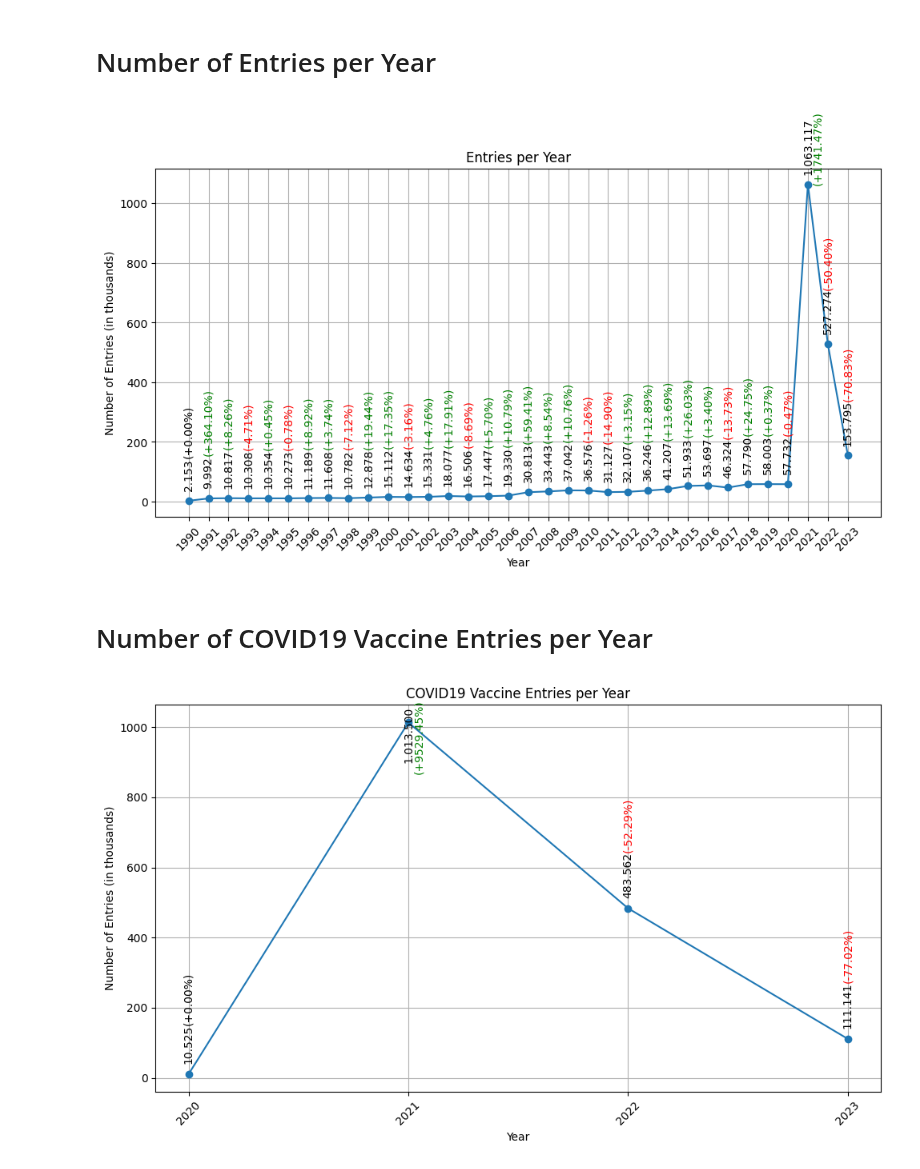
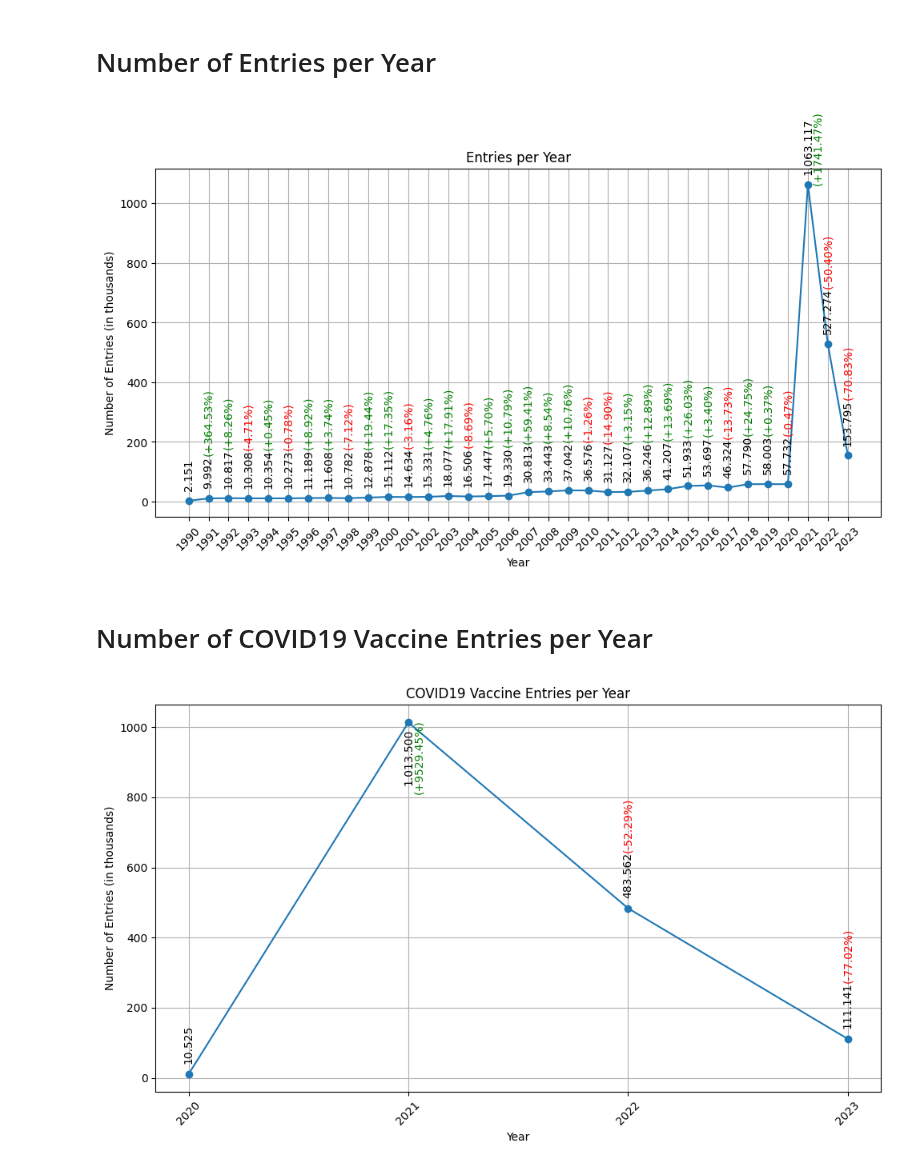
Before and after one commit to ZaNioxX/Masterarbeit, a Jupyter notebook: Data_Exploration/entries_per_year.ipynb, the cells around one changed output. Cells and saved outputs as stored; diff of their text form; code cells hidden in the pictures.

```diff
--- a/Data_Exploration/entries_per_year.ipynb
+++ b/Data_Exploration/entries_per_year.ipynb
@@ -13,7 +12,7 @@ import matplotlib.pyplot as plt
 from matplotlib.ticker import FuncFormatter
 
 # Custom formatter function
-def thousands_formatter(x, pos):
+def thousands_formatter(x):
     return f'{int(x / 1000)}'
 
 def format_with_dot(num):
@@ -98,7 +97,7 @@ import matplotlib.pyplot as plt
 from matplotlib.ticker import FuncFormatter
 
 # Custom formatter function
-def thousands_formatter(x, pos):
+def thousands_formatter(x):
     return f'{int(x / 1000)}'
 
 def format_with_dot(num):
@@ -139,7 +138,7 @@ formatter = FuncFormatter(thousands_formatter)
 plt.gca().yaxis.set_major_formatter(formatter)
 
 # Annotate each point with its value and percentage change
-for year, count, pct_change in zip(years, counts, pct_change):
+for i, (year, count, pct_change) in enumerate(zip(years, counts, pct_change)):
     formatted_value = format_with_dot(count)
 
     # Annotate with the count value in default color, larger font size, and rotated 90 degrees
@@ -164,8 +163,9 @@ for year, count, pct_change in zip(years, counts, pct_change):
         offset = -30000  # Adjust the offset to the right
         xoffset = 0.5
 
-    # Annotate with the percentage change in colored text, larger font size, and rotated 90 degrees
-    plt.annotate(f"({pct_change:+.2f}%)", (year + xoffset, count + offset), textcoords="offset points", xytext=(0, 10), ha='center', fontsize=10, rotation=90, color=color)
+    if i != 0:
+        # Annotate with the percentage change in colored text, larger font size, and rotated 90 degrees
+        plt.annotate(f"({pct_change:+.2f}%)", (year + xoffset, count + offset), textcoords="offset points", xytext=(0, 10), ha='center', fontsize=10, rotation=90, color=color)
 
 
 
@@ -175,7 +175,7 @@ plt.tight_layout()
 plt.savefig('/Users/sep/PycharmProjects/Masterarbeit/Plots/Data_Exploration/Entries_per_Year/Entries_per_Year_dotted.png')
 plt.show()
 # %% [output]
-[figure, old version]
+[figure, new version]
 # %% [markdown]
  # Number of COVID19 Vaccine Entries per Year
 # %%
@@ -184,7 +184,7 @@ from matplotlib.ticker import FuncFormatter
 from datetime import datetime
 
 # Custom formatter function
-def thousands_formatter(x, pos):
+def thousands_formatter(x):
     return f'{int(x / 1000)}'
 
 def format_with_dot(num):
@@ -229,40 +229,41 @@ formatter = FuncFormatter(thousands_formatter)
 plt.gca().yaxis.set_major_formatter(formatter)
 
 # Annotate each point with its value and percentage change
-for year, count, pct_change in zip(years, counts, pct_change):
+for i, (year, count, pct_change) in enumerate(zip(years, counts, pct_change)):
     formatted_value = format_with_dot(count)
 
     offset = 5000
     # Annotate with the count value
     if year == 2021:
-        offset = -140000
+        offset = -205000
 
     plt.annotate(formatted_value, (year, count + offset), textcoords="offset points", xytext=(0, 10),
                  ha='center', fontsize=10, rotation=90)
 
     color = 'black'
     if pct_change != 0:
         color = 'green' if pct_change > 0 else 'red'
 
     # Determine the offset based on the count
     if count < 100000:
         offset = 115000
         xoffset= 0
-    elif count >= 100000 and count < 650000:
+    elif 100000 <= count < 650000:
         offset = 135000
         xoffset= 0
     else:
-        offset = -172500
+        offset = -230000
         xoffset= 0.05
 
-    # Annotate with the percentage change in colored text, larger font size, and rotated 90 degrees
-    plt.annotate(f"({pct_change:+.2f}%)", (year + xoffset, count + offset), textcoords="offset points", xytext=(0, 10),
-                 ha='center', fontsize=10, rotation=90, color=color)
+    if i != 0:
+        # Annotate with the percentage change in colored text, larger font size, and rotated 90 degrees
+        plt.annotate(f"({pct_change:+.2f}%)", (year + xoffset, count + offset), textcoords="offset points", xytext=(0, 10),
+                     ha='center', fontsize=10, rotation=90, color=color)
 
 plt.xticks(years, rotation=45)
 plt.grid(True)
 plt.tight_layout()
 plt.savefig('/Users/sep/PycharmProjects/Masterarbeit/Plots/Data_Exploration/Entries_per_Year/COVID19_Entries_per_Year_dotted.png')
 plt.show()
 # %% [output]
-[figure, old version]
+[figure, new version]
```
Also changed, not shown: parts of 1 cell of this notebook, 10 other files.
